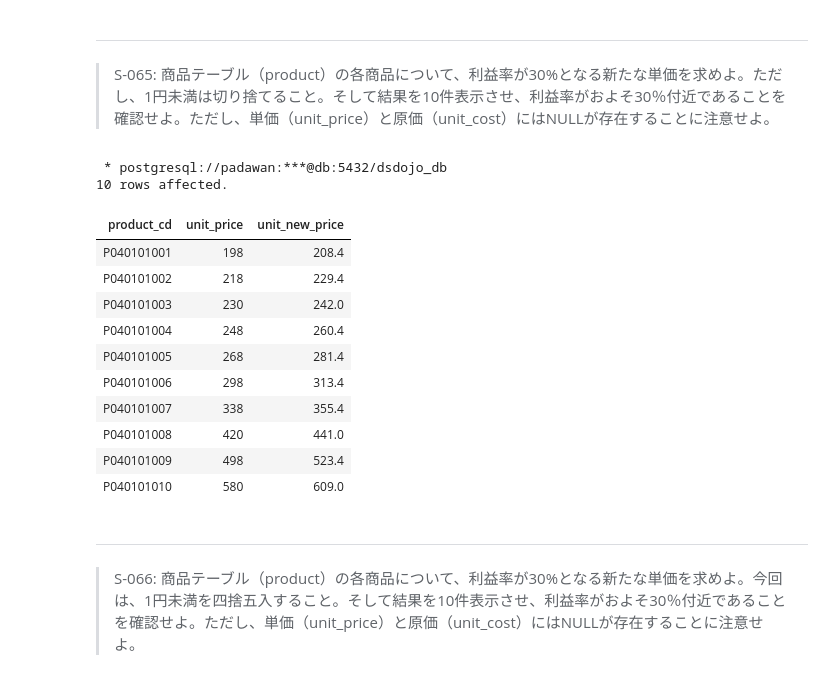
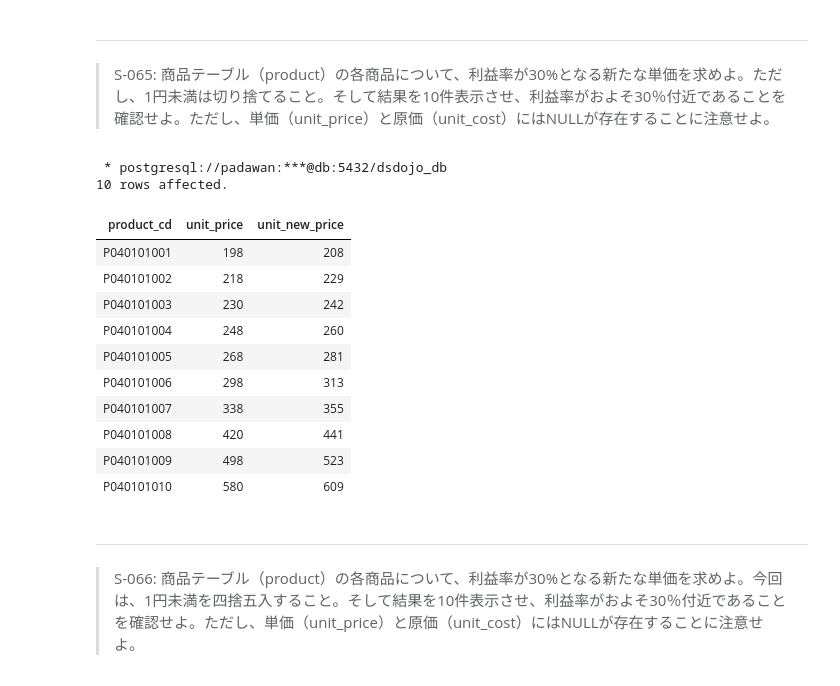
Before and after one commit to kouta0530/jupyter, a Jupyter notebook: practice/100knocks-preprocess/docker/work/preprocess_knock_SQL.ipynb, the cells around one changed output. Cells and saved outputs as stored; diff of their text form; code cells hidden in the pictures.

Commit message:
fix(knocks): FLOOR関数で小数点未満を切り捨てる

```diff
--- a/practice/100knocks-preprocess/docker/work/preprocess_knock_SQL.ipynb
+++ b/practice/100knocks-preprocess/docker/work/preprocess_knock_SQL.ipynb
@@ -1675,32 +1675,32 @@ FROM product
 # %%
 %%sql
 
 SELECT product_cd,
     unit_price,
-    unit_new_price
+    FLOOR(unit_new_price) AS "unit_new_price"
 FROM
     (SELECT
         product_cd,
         unit_price,
-        (unit_price * 0.3it_cost) AS "unit_new_price"
+        (unit_price * 0.3 + unit_cost) AS "unit_new_price"
     FROM product) tmp
 WHERE
     unit_new_price > 0
 LIMIT 10
 # %% [output]
  * postgresql://padawan:***@db:5432/dsdojo_db
 10 rows affected.
 | product_cd | unit_price | unit_new_price |
-| P040101001 | 198 | 208.4 |
-| P040101002 | 218 | 229.4 |
-| P040101003 | 230 | 242.0 |
-| P040101004 | 248 | 260.4 |
-| P040101005 | 268 | 281.4 |
-| P040101006 | 298 | 313.4 |
-| P040101007 | 338 | 355.4 |
-| P040101008 | 420 | 441.0 |
-| P040101009 | 498 | 523.4 |
-| P040101010 | 580 | 609.0 |
+| P040101001 | 198 | 208 |
+| P040101002 | 218 | 229 |
+| P040101003 | 230 | 242 |
+| P040101004 | 248 | 260 |
+| P040101005 | 268 | 281 |
+| P040101006 | 298 | 313 |
+| P040101007 | 338 | 355 |
+| P040101008 | 420 | 441 |
+| P040101009 | 498 | 523 |
+| P040101010 | 580 | 609 |
 # %% [markdown]
 ---
 > S-066: 商品テーブル（product）の各商品について、利益率が30%となる新たな単価を求めよ。今回は、1円未満を四捨五入すること。そして結果を10件表示させ、利益率がおよそ30％付近であることを確認せよ。ただし、単価（unit_price）と原価（unit_cost）にはNULLが存在することに注意せよ。
```
